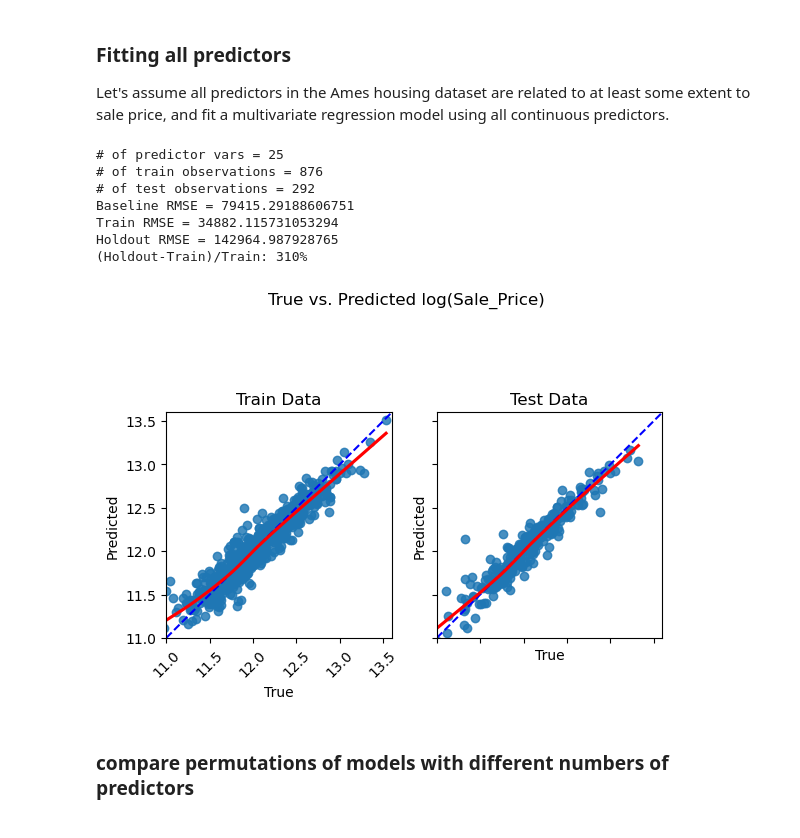
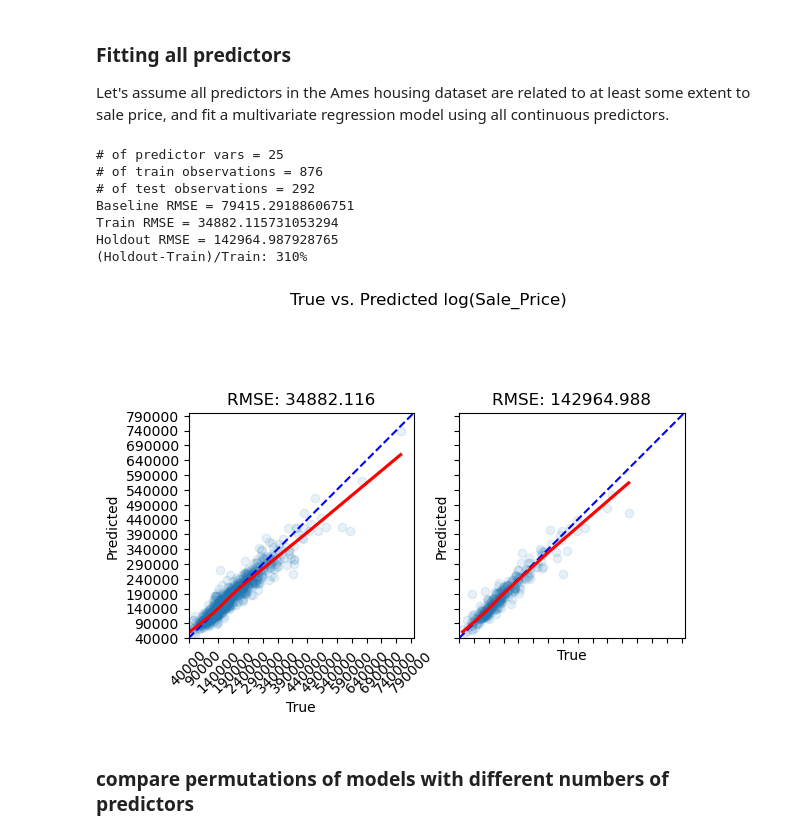
Before and after one commit to carpentries-incubator/high-dimensional-analysis-in-python, a Jupyter notebook: code/03-Regression-intro.ipynb, the cells around one changed output. Cells and saved outputs as stored; diff of their text form; code cells hidden in the pictures.

```diff
--- a/code/03-Regression-intro.ipynb
+++ b/code/03-Regression-intro.ipynb
@@ -531,18 +499,19 @@ Let's assume all predictors in the Ames housing dataset are related to at least
 # %%
 df_model_err = compare_models(y=y, baseline_pred=baseline_predict,
                               X_train=X_train, y_train=y_train,
                               X_val=X_val, y_val=y_val,
                               predictors_list=[X_train.columns],
                               metric='RMSE', log_scaled=True,
-                              model_type='unregularized', include_plots=True)
+                              model_type='unregularized',
+                              include_plots=True, verbose=True)
 # %% [output]
 # of predictor vars = 25
 # of train observations = 876
 # of test observations = 292
 Baseline RMSE = 79415.29188606751
 Train RMSE = 34882.115731053294
 Holdout RMSE = 142964.987928765
 (Holdout-Train)/Train: 310%
-[figure, old version]
+[figure, new version]
 # %% [markdown]
 ### compare permutations of models with different numbers of predictors
```
Also changed, not shown: parts of 13 cells of this notebook, 3 other files.
